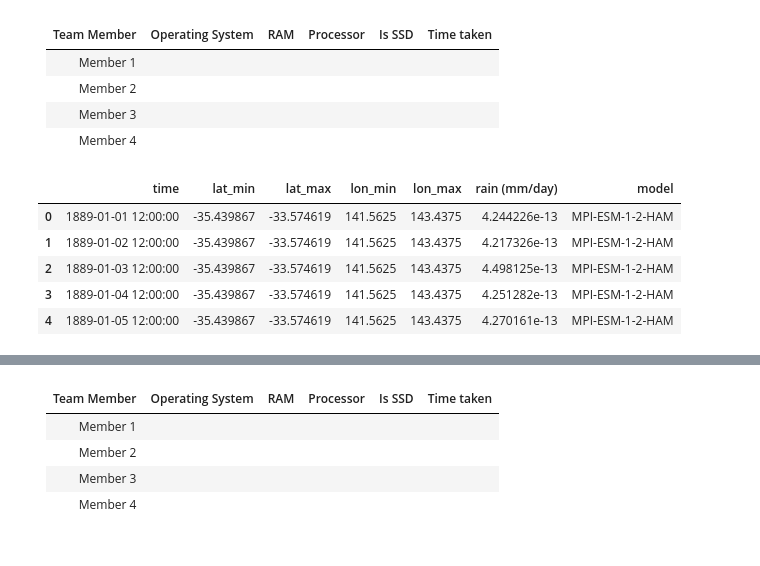
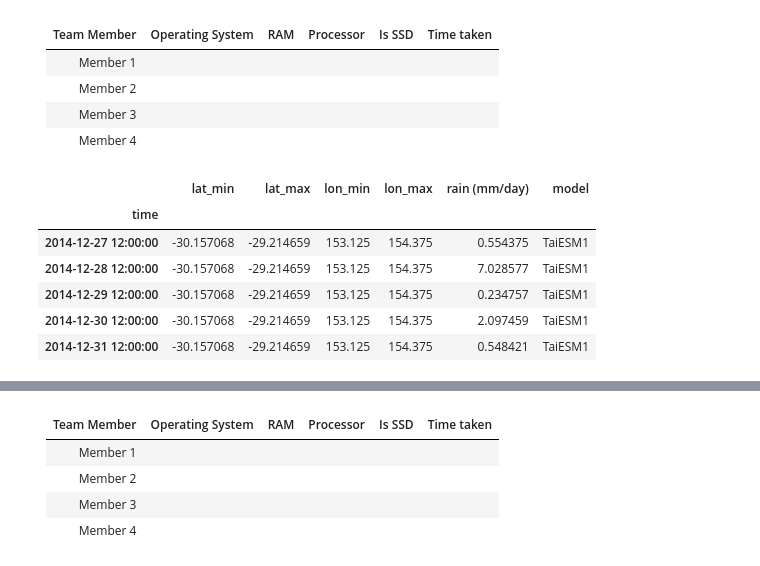
Before and after one commit to Affrin101/Predicting-Daily-Rainfall-in-New-South-Wales, a Jupyter notebook: notebooks/Milestone1.ipynb, the cells around one changed output, grey strips where cells are left out. Cells and saved outputs as stored; diff of their text form; code cells hidden in the pictures.

```diff
--- a/notebooks/Milestone1.ipynb
+++ b/notebooks/Milestone1.ipynb
@@ -58,10 +62,19 @@ Wall time: 17.3 s
 %%time
 ## here we are using a normal python way for merging the data
 import pandas as pd
+
+# files = glob.glob('figsharerainfall/*.csv')
+# extension = 'csv'
+# all_filenames = glob.glob('*.{}'.format(extension))
+# df = pd.concat((pd.read_csv(file, index_col=0)
+#                 # .assign(model=re.findall(r'(?<=\/)[^_]+(?=_)', file))
+#                 .assign(model=re.findall(r'^[^_]+(?=_)', file)[0])
+#                 for file in all_filenames)
+#               )
+
 files = glob.glob('figsharerainfall/*.csv')
 df = pd.concat((pd.read_csv(file, index_col=0)
-                .assign(model=re.findall(r'(?<=\/)[^_]+(?=_)', file)[0])
-                for file in files)
-              )
-df.to_csv("figsharerainfall/combined_data.csv")
+                .assign(model = file.strip('figsharerainfall//').split('_')[0])
+                for file in files))
+df.to_csv("combined_data.csv")
 # %% [output]
@@ -75,11 +87,12 @@ Wall time: 7min 17s
 | Member 3    |                  |     |           |        |            |
 | Member 4    |                  |     |           |        |            |
 # %%
-df.head()
+df.tail()
 # %% [output]
-|  | time | lat_min | lat_max | lon_min | lon_max | rain (mm/day) | model |
-| 0 | 1889-01-01 12:00:00 | -35.439867 | -33.574619 | 141.5625 | 143.4375 | 4.244226e-13 | MPI-ESM-1-2-HAM |
-| 1 | 1889-01-02 12:00:00 | -35.439867 | -33.574619 | 141.5625 | 143.4375 | 4.217326e-13 | MPI-ESM-1-2-HAM |
-| 2 | 1889-01-03 12:00:00 | -35.439867 | -33.574619 | 141.5625 | 143.4375 | 4.498125e-13 | MPI-ESM-1-2-HAM |
-| 3 | 1889-01-04 12:00:00 | -35.439867 | -33.574619 | 141.5625 | 143.4375 | 4.251282e-13 | MPI-ESM-1-2-HAM |
-| 4 | 1889-01-05 12:00:00 | -35.439867 | -33.574619 | 141.5625 | 143.4375 | 4.270161e-13 | MPI-ESM-1-2-HAM |
+|  | lat_min | lat_max | lon_min | lon_max | rain (mm/day) | model |
+| time |  |  |  |  |  |  |
+| 2014-12-27 12:00:00 | -30.157068 | -29.214659 | 153.125 | 154.375 | 0.554375 | TaiESM1 |
+| 2014-12-28 12:00:00 | -30.157068 | -29.214659 | 153.125 | 154.375 | 7.028577 | TaiESM1 |
+| 2014-12-29 12:00:00 | -30.157068 | -29.214659 | 153.125 | 154.375 | 0.234757 | TaiESM1 |
+| 2014-12-30 12:00:00 | -30.157068 | -29.214659 | 153.125 | 154.375 | 2.097459 | TaiESM1 |
+| 2014-12-31 12:00:00 | -30.157068 | -29.214659 | 153.125 | 154.375 | 0.548421 | TaiESM1 |
```
Also changed, not shown: parts of 21 cells of this notebook.
